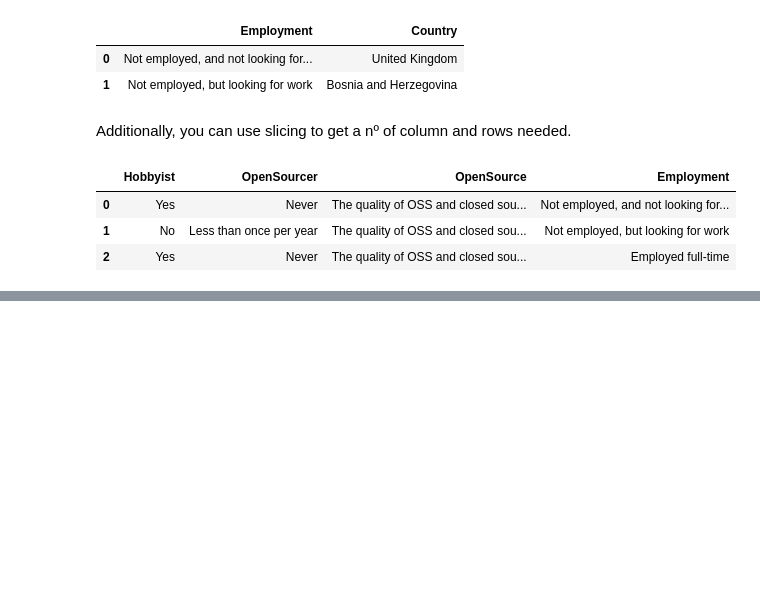
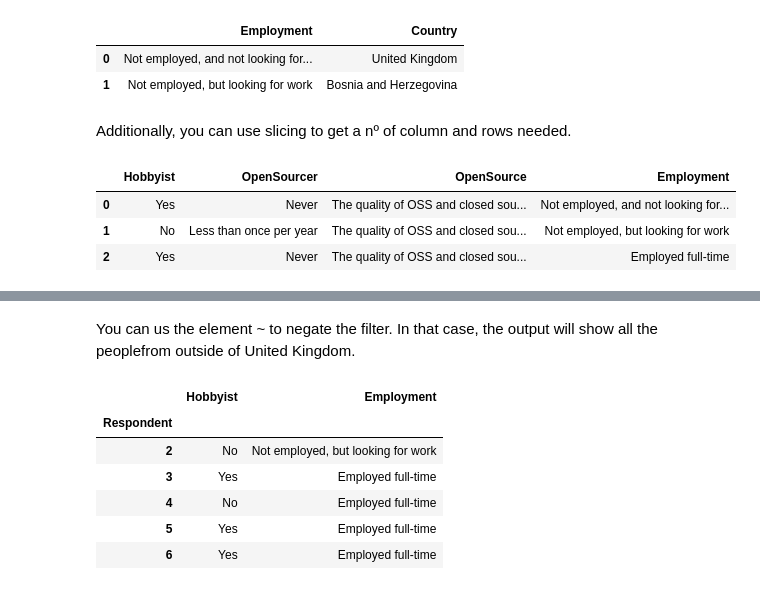
Before and after one commit to Joanpm1215/Pandas-Tutorial, a Jupyter notebook: scripts/Pandas_Tutorial.ipynb, the cells around one changed output, grey strips where cells are left out. Saved outputs shown, nothing was run; the diff lists cells and outputs as text; code cells hidden in the pictures; blank space fills up the shorter version.

```diff
--- a/scripts/Pandas_Tutorial.ipynb
+++ b/scripts/Pandas_Tutorial.ipynb
@@ -144,0 +217,12 @@ df.loc[0:2,"Hobbyist":"Employment"]
+# %% [markdown]
+You can us the element <srtong> ~ </strong> to negate the filter. In that case, the output will show all the peoplefrom outside of United Kingdom.
+# %%
+df.loc[~filt_country,["Hobbyist","Employment"]].head()
+# %% [output]
+|  | Hobbyist | Employment |
+| Respondent |  |  |
+| 2 | No | Not employed, but looking for work |
+| 3 | Yes | Employed full-time |
+| 4 | No | Employed full-time |
+| 5 | Yes | Employed full-time |
+| 6 | Yes | Employed full-time |
```
Also changed, not shown: parts of 31 cells of this notebook.
